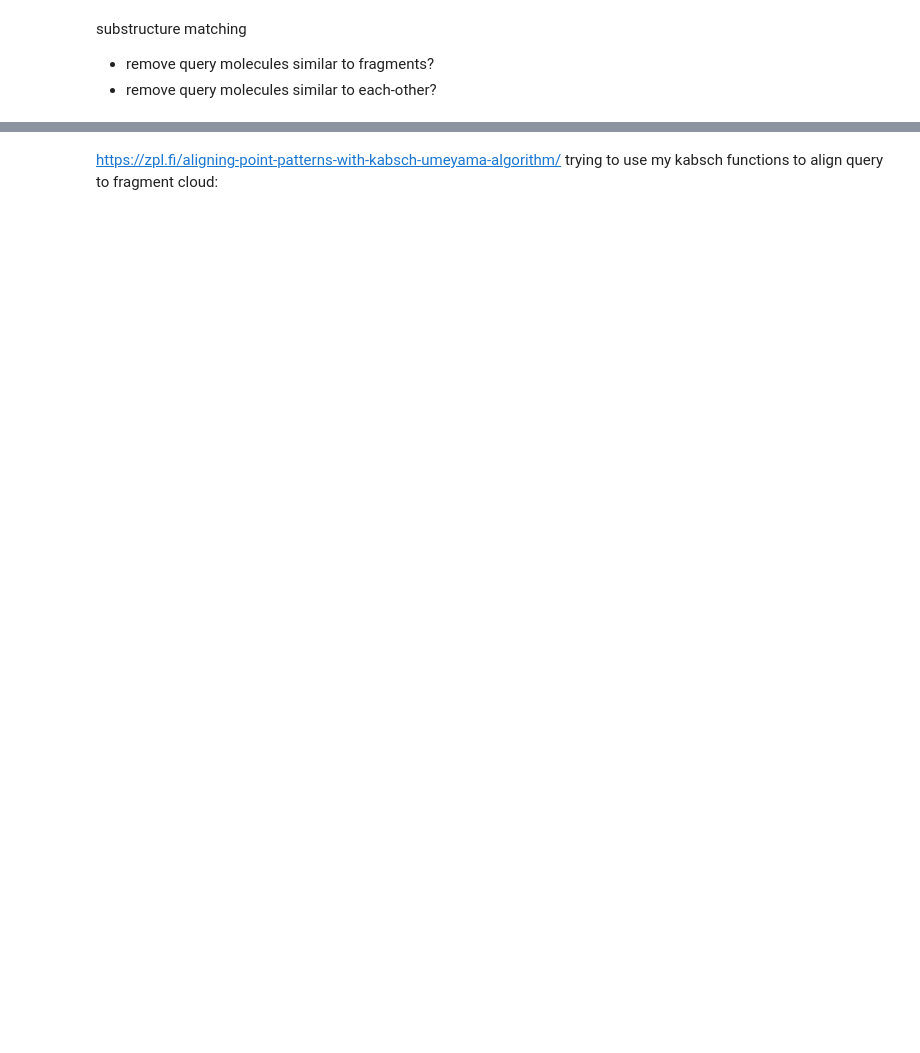
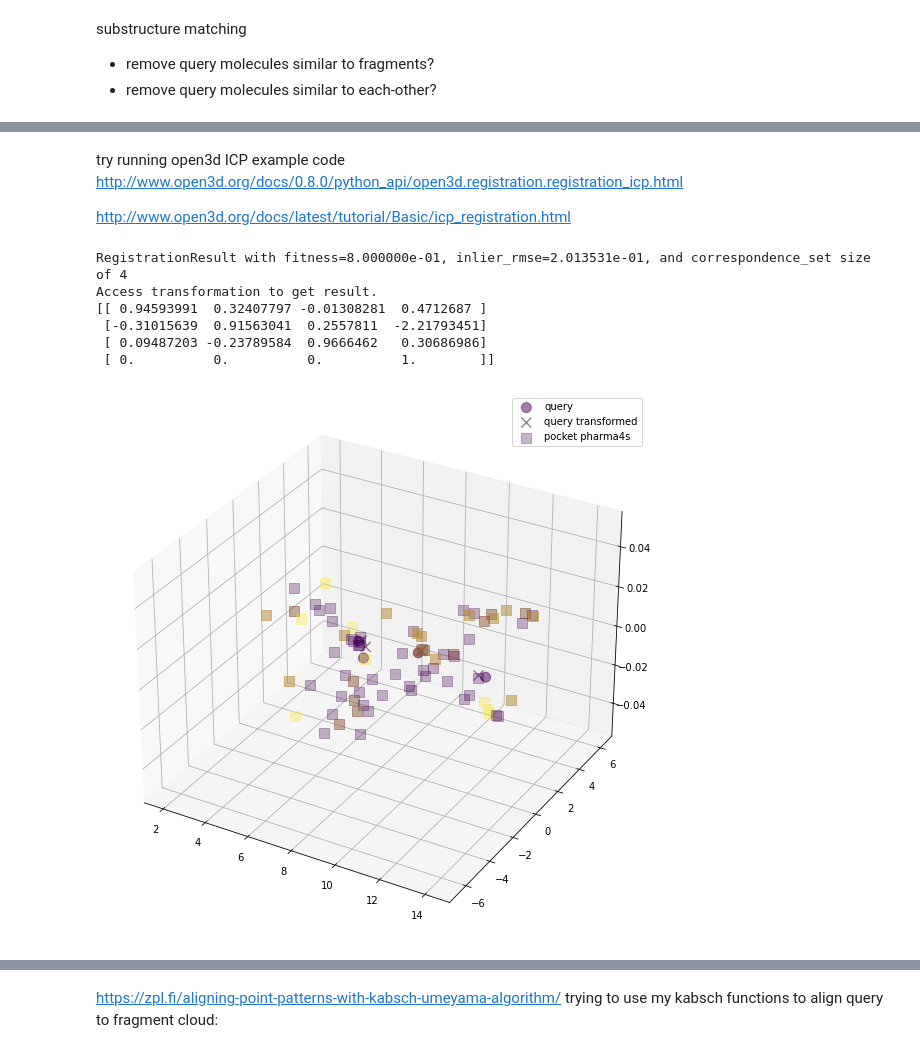
Before and after one commit to gemmagordon/xchem_rotation, a Jupyter notebook: get_pharma4_cloud.ipynb, the cells around one changed output, grey strips where cells are left out. Saved outputs shown, nothing was run; the diff lists cells and outputs as text; code cells hidden in the pictures; blank space fills up the shorter version.

```diff
--- a/get_pharma4_cloud.ipynb
+++ b/get_pharma4_cloud.ipynb
@@ -313,0 +398,60 @@ alignment:
+# %% [markdown]
+try running open3d ICP example code
+http://www.open3d.org/docs/0.8.0/python_api/open3d.registration.registration_icp.html
+
+http://www.open3d.org/docs/latest/tutorial/Basic/icp_registration.html
+# %%
+#preparing data for open3d format
+pocket_points = np.concatenate([frag_donor_coords, frag_acceptor_coords])
+nac,ndo= [len(x) for x in [frag_donor_coords, frag_acceptor_coords]]
+#This features are super simple and we need to consider things like neighbour distances
+featuresIdxX = np.concatenate([np.zeros(nac)*1,np.ones(ndo)]).astype(np.int32)
+featuresOneHotX = np.zeros((len(featuresIdxX), 3))
+featuresOneHotX[np.arange(featuresIdxX.size),featuresIdxX] = 1
+
+x_cloud = o3d.geometry.PointCloud()
+x_cloud.points = o3d.utility.Vector3dVector(pocket_points)
+x_feats = pipelines.registration.Feature()
+x_feats.data = featuresOneHotX
+
+
+query_points = np.concatenate([query_donor_coords, query_acceptor_coords])
+nac,ndo = [len(x) for x in [query_donor_coords, query_acceptor_coords]]
+featuresIdxQ = np.concatenate([np.zeros(nac)*1,np.ones(ndo)]).astype(np.int32)
+featuresOneHotQ = np.zeros((len(featuresIdxQ), 3))
+featuresOneHotQ[np.arange(featuresIdxQ.size),featuresIdxQ] = 1
+
+query_cloud = o3d.geometry.PointCloud()
+query_cloud.points = o3d.utility.Vector3dVector(query_points)
+q_feats = pipelines.registration.Feature()
+q_feats.data = featuresOneHotQ
+
+distance_threshold = 2.
+
+
+result = o3d.pipelines.registration.registration_icp(
+    query_cloud, x_cloud, max_correspondence_distance=1.5)
+
+
+print(result)
+print(result.transformation)
+
+transformed_query_cloud = copy.deepcopy(query_cloud)
+transformed_query_cloud.transform(result.transformation)
+transformed_query = np.array(transformed_query_cloud.points)
+
+fig = plt.figure(figsize=(10,10))
+ax = plt.axes(projection='3d')
+ax.scatter3D( query_points[:,0], query_points[:,1], label="query", alpha=0.5, c=featuresIdxQ, marker="o", s=100)
+ax.scatter3D(transformed_query[:,0], transformed_query[:,1], label="query transformed", alpha=0.5, c=featuresIdxQ, marker="x", s=100)
+ax.scatter3D(pocket_points[:,0], pocket_points[:,1], label="pocket pharma4s", alpha=0.3, c=featuresIdxX, marker="s", s=100)
+plt.legend()
+plt.show()
+# %% [output]
+RegistrationResult with fitness=8.000000e-01, inlier_rmse=2.013531e-01, and correspondence_set size of 4
+Access transformation to get result.
+[[ 0.94593991  0.32407797 -0.01308281  0.4712687 ]
+ [-0.31015639  0.91563041  0.2557811  -2.21793451]
+ [ 0.09487203 -0.23789584  0.9666462   0.30686986]
+ [ 0.          0.          0.          1.        ]]
+[figure, added]
```
Also changed, not shown: parts of 10 cells of this notebook, 2 other files.
